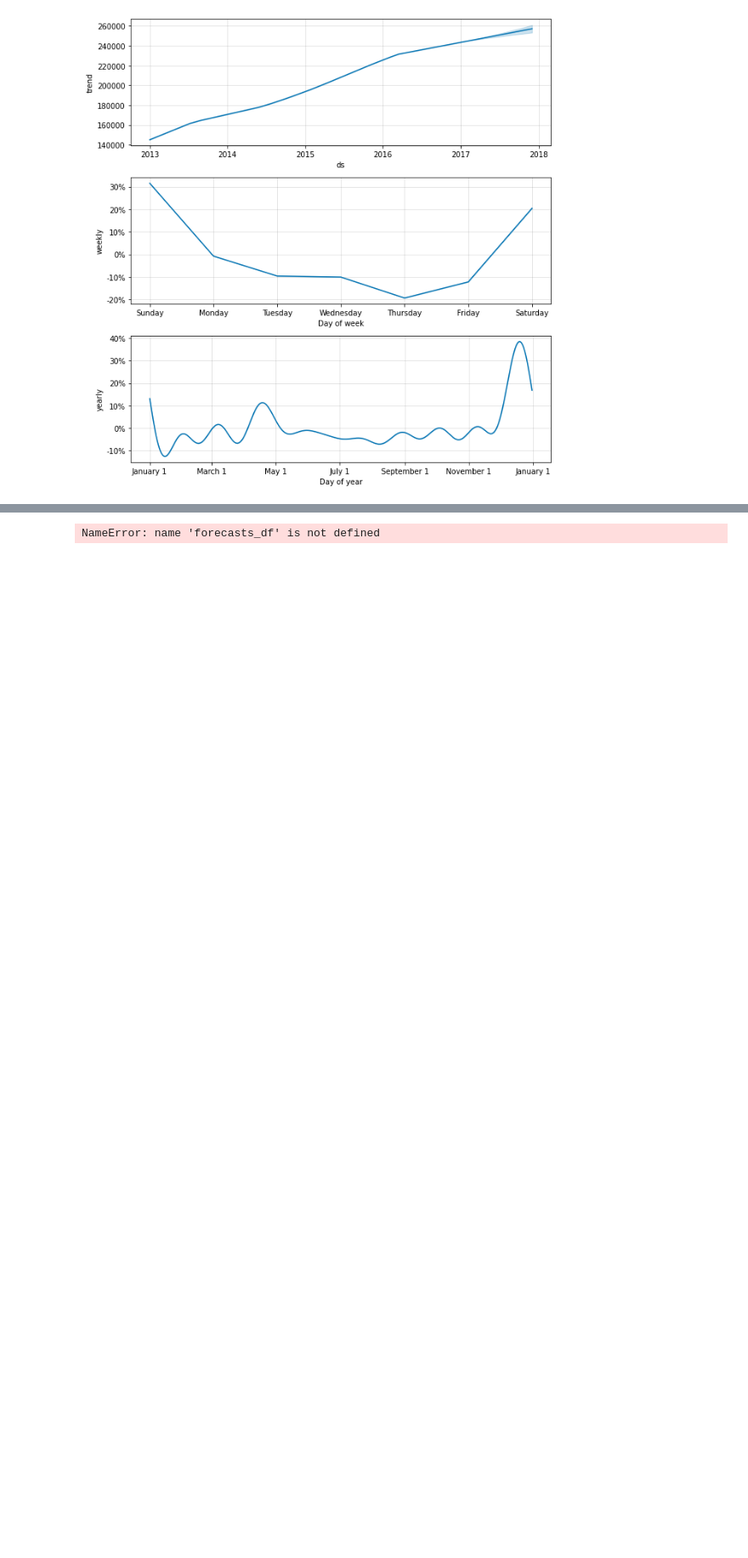
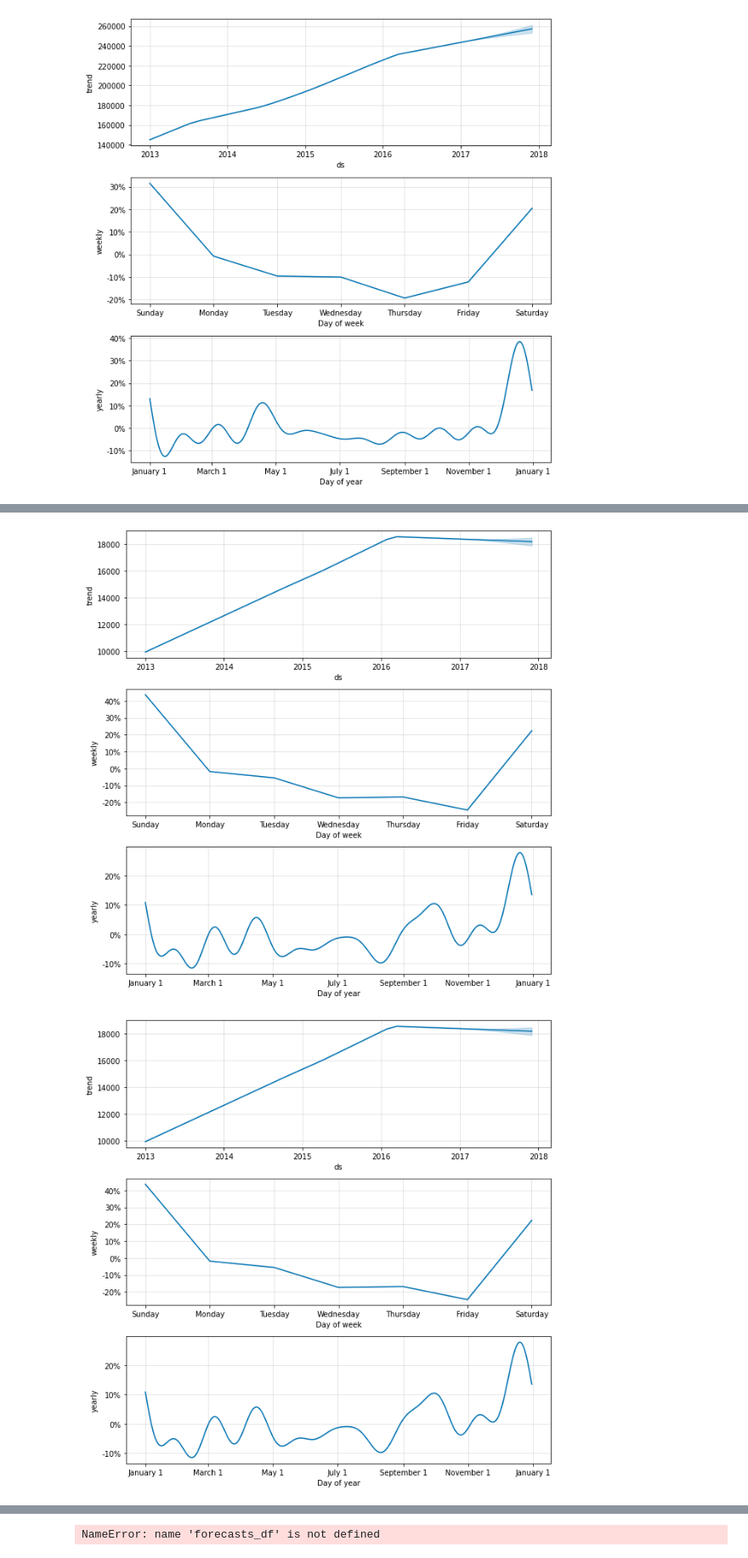
Before and after one commit to mrdaraujo/business_case_869, a Jupyter notebook: notebooks/Testing the function (Prophet).ipynb, the cells around one changed output, grey strips where cells are left out. Shown at 85% size. Cells and saved outputs as stored; diff of their text form; code cells hidden in the pictures; blank space fills up the shorter version.

```diff
--- a/notebooks/Testing the function (Prophet).ipynb
+++ b/notebooks/Testing the function (Prophet).ipynb
@@ -237,0 +458,5 @@ forecasts_df
+# %%
+model_store[9].plot_components(fcst=forecast_future_store)
+# %% [output]
+[figure, added]
+[figure, added]
```
Also changed, not shown: parts of 27 cells of this notebook, 5 other files.
